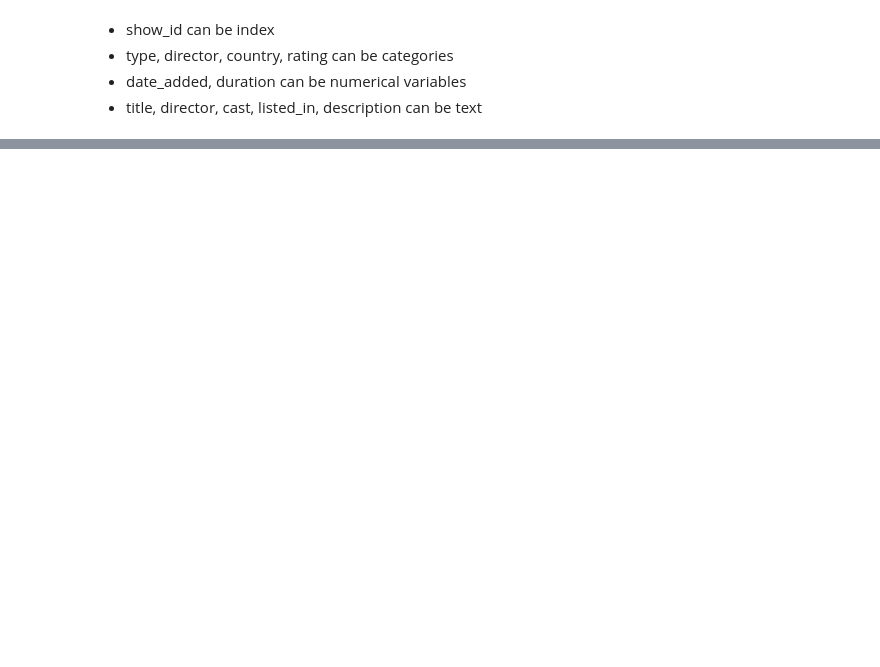
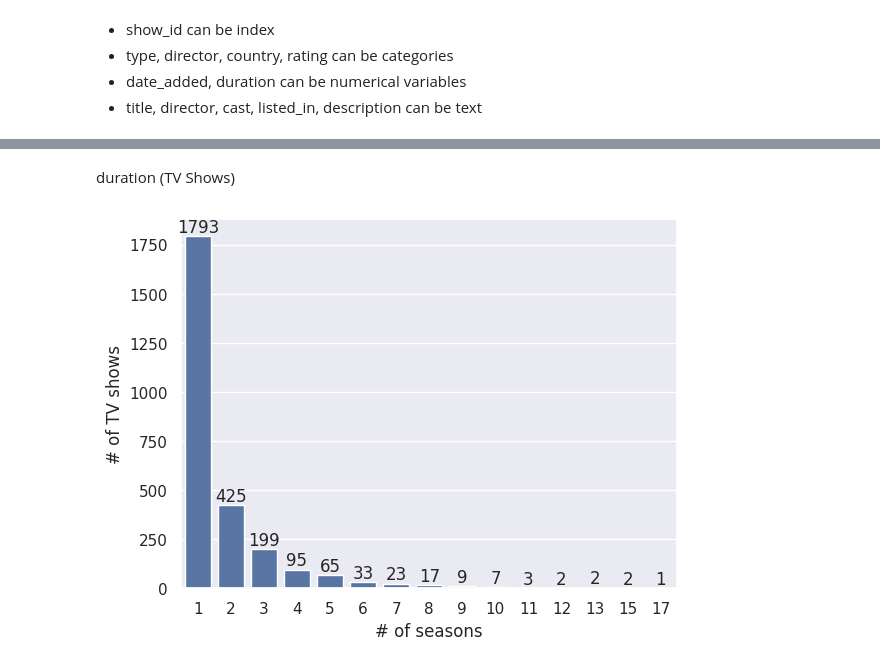
Before and after one commit to ravikumargrk/assignments, a Jupyter notebook: case-studies/20250201-DataCleaning.ipynb, the cells around one changed output, grey strips where cells are left out. Drawn from its saved outputs; the diff is of its cells as text; code cells hidden in the pictures; blank space fills up the shorter version.

```diff
--- a/case-studies/20250201-DataCleaning.ipynb
+++ b/case-studies/20250201-DataCleaning.ipynb
@@ -110,0 +164,11 @@ dtype: object
+# %% [markdown]
+duration (TV Shows)
+# %%
+df_tv = df_cast[df_cast['type']=='TV Show']
+ax = sns.countplot(data=df_tv, x='duration')
+ax.bar_label(ax.containers[0], df_tv['duration'].value_counts().values)
+ax.set_xlabel('# of seasons')
+ax.set_ylabel('# of TV shows')
+plt.show()
+# %% [output]
+[figure, added]
```
Also changed, not shown: parts of 20 cells of this notebook.
